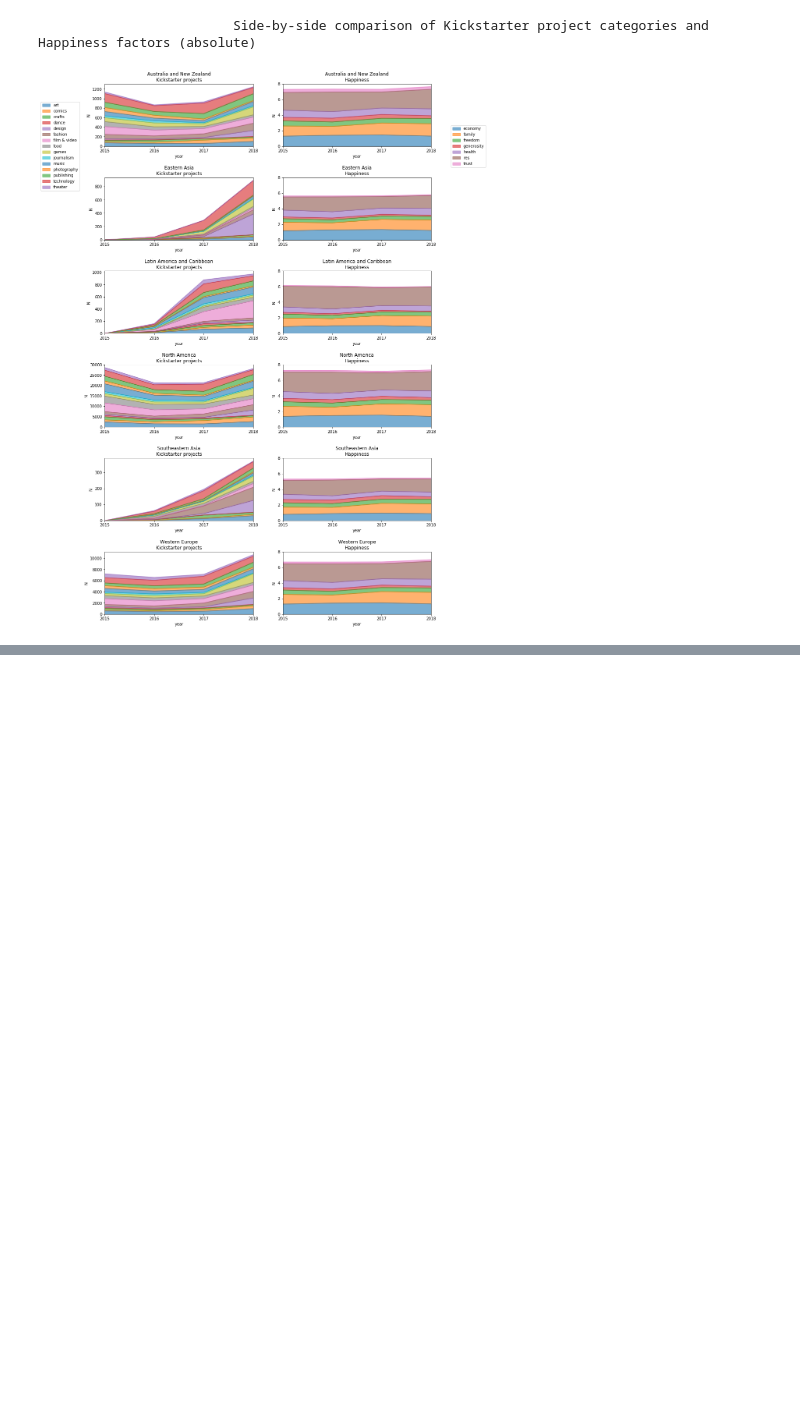
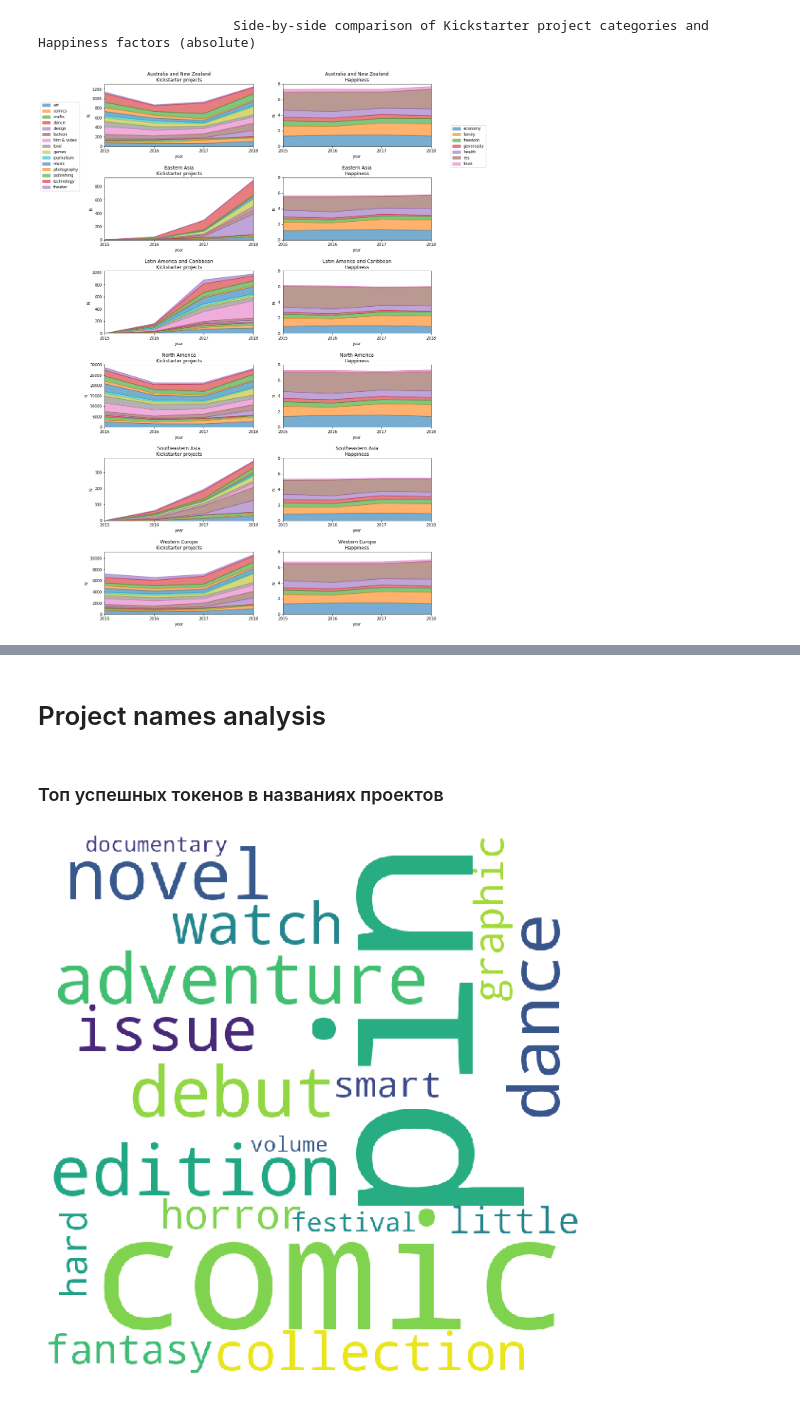
Before and after one commit to PonyCony/happy_kickstarters, a Jupyter notebook: Happy_Kickstarters.ipynb, the cells around one changed output, grey strips where cells are left out. Drawn from its saved outputs; the diff is of its cells as text; code cells hidden in the pictures; blank space fills up the shorter version.

```diff
--- a/Happy_Kickstarters.ipynb
+++ b/Happy_Kickstarters.ipynb
@@ -662,0 +675,2 @@ region_hap_and_kick(d_abs, pct=False,
+# %%
+merge_hap_kick.drop(feats_to_del, axis=1, inplace=True)
@@ -662,0 +693,5 @@ region_hap_and_kick(d_abs, pct=False,
+# %%
+merge_hap_kick['x'] = res[:, 0]
+merge_hap_kick['y'] = res[:, 1]
+
+merge_hap_kick.loc[:, 'name'] = kick['name'].values
@@ -662,0 +700,2 @@ region_hap_and_kick(d_abs, pct=False,
+# %%
+merge_hap_kick['successful_str'] = merge_hap_kick['successful'].astype(str)
@@ -662,0 +721,2 @@ region_hap_and_kick(d_abs, pct=False,
+# %% [markdown]
+# Project names analysis
@@ -662,0 +730,32 @@ region_hap_and_kick(d_abs, pct=False,
+# %%
+stpwrds =  set(stopwords.words('english'))
+
+success_words = Counter(filter(lambda x: x not in stpwrds and x.isalpha(),
+                    chain(*merge_hap_kick.loc[merge_hap_kick['successful'].values, 'name'].apply(lambda x: x.lower().split()).values)))
+
+nonsuccess_words = Counter(filter(lambda x: x not in stpwrds and x.isalpha(),
+                    chain(*merge_hap_kick.loc[~merge_hap_kick['successful'].values, 'name'].apply(lambda x: x.lower().split()).values)))
+
+success_words_list = success_words.most_common(50)
+
+nonsuccess_words_list = nonsuccess_words.most_common(50)
+
+good = (set(map(lambda x: x[0], success_words_list)) - set(map(lambda x: x[0], nonsuccess_words_list)))
+
+bad = (set(map(lambda x: x[0], nonsuccess_words_list)) - set(map(lambda x: x[0], success_words_list)))
+# %% [markdown]
+### Топ успешных токенов в названиях проектов
+# %%
+wordcloud = WordCloud(width = 800, height = 800,
+                background_color ='white',
+                min_font_size = 10).generate(' '.join(list(good)))
+
+# plot the WordCloud image
+plt.figure(figsize = (8, 8), facecolor = None)
+plt.imshow(wordcloud)
+plt.axis("off")
+plt.tight_layout(pad = 0)
+
+plt.show()
+# %% [output]
+[figure, added]
```
Also changed, not shown: parts of 20 cells of this notebook.
